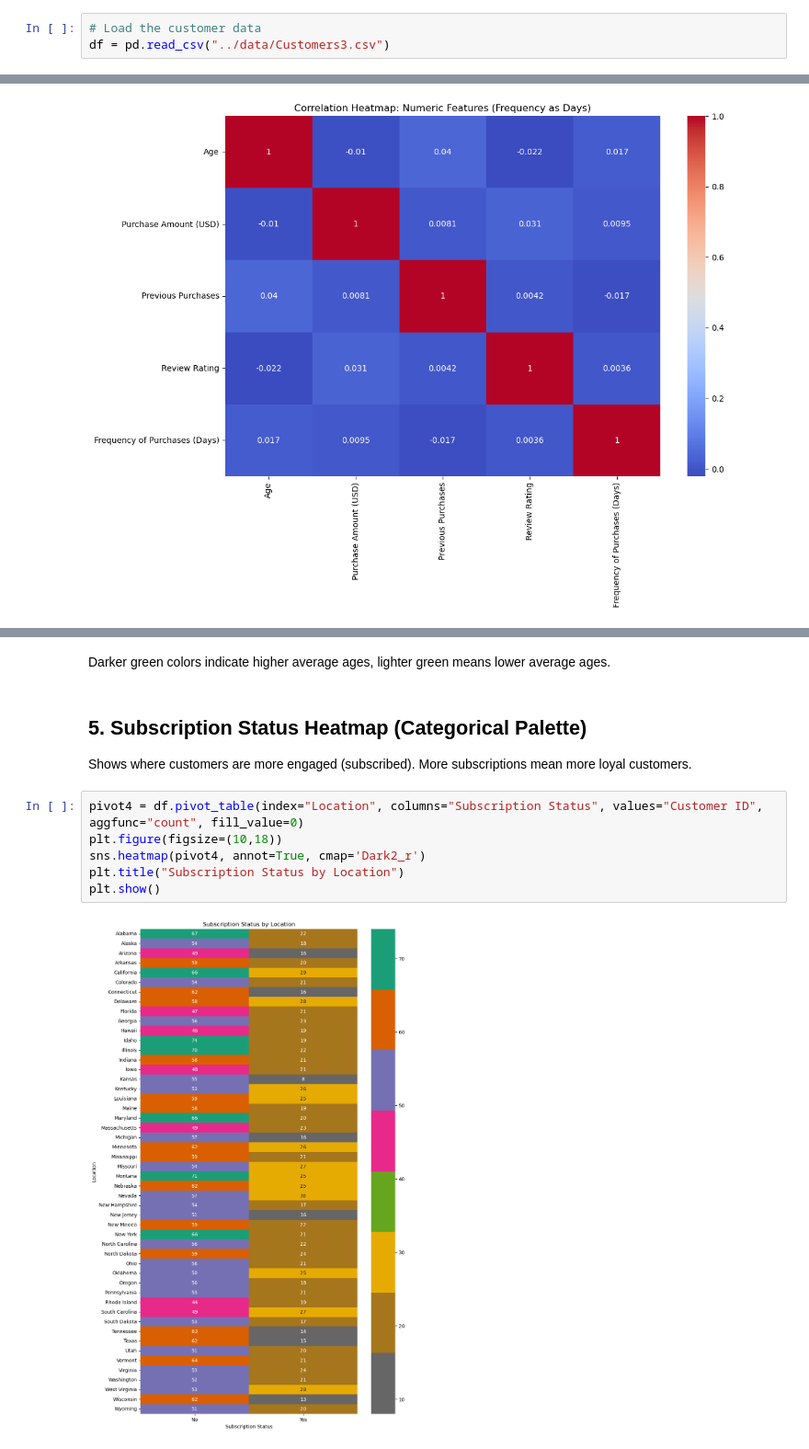
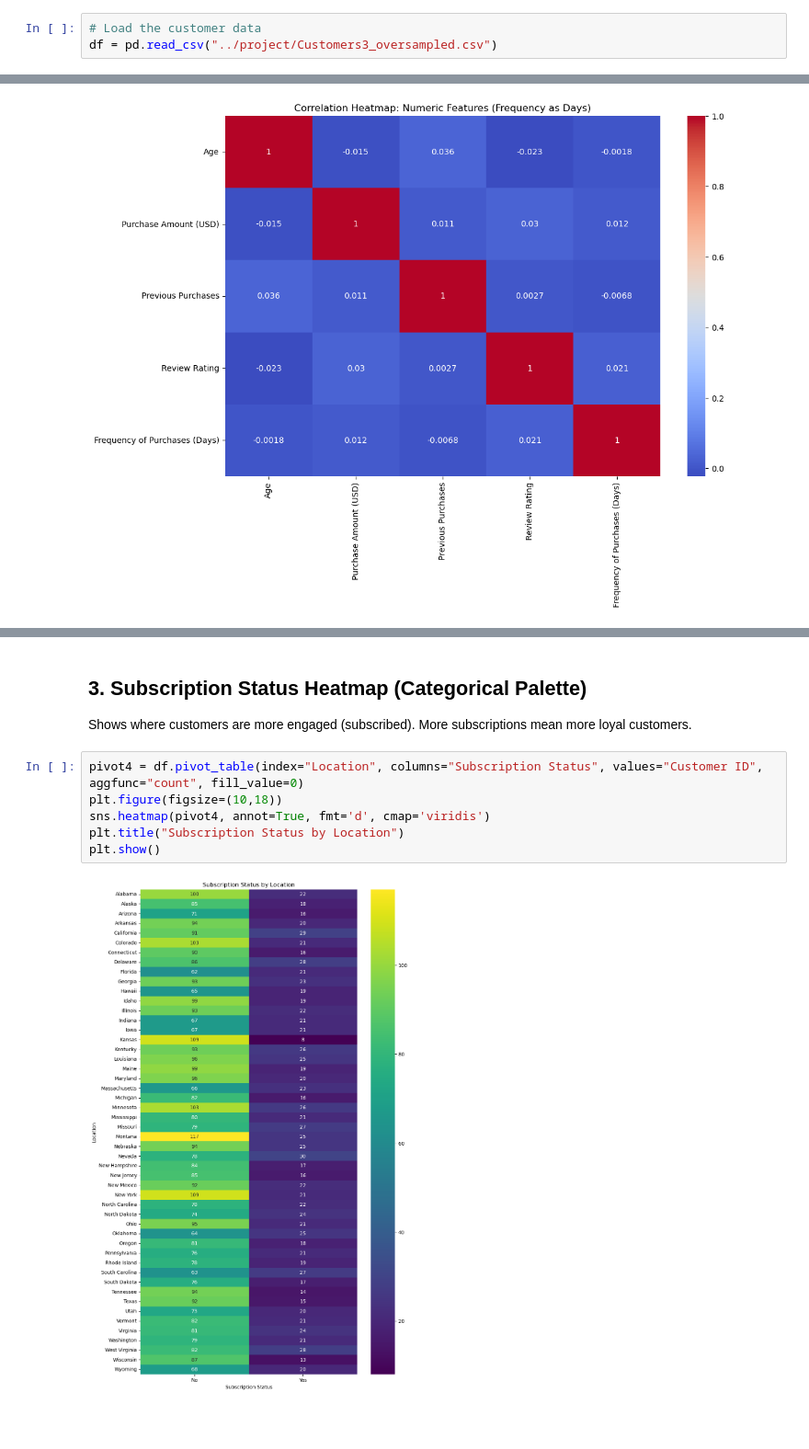
Before and after one commit to andreaholstein/Data-Science-Capstone, a Jupyter notebook: src/project/heatmapLocation.ipynb, the cells around one changed output, grey strips where cells are left out. Shown at 92% size. Cells and saved outputs as stored; diff of their text form; blank space fills up the shorter version.

Commit message:
deleted last graph and added some comments (#12)
* deleted last graph and added some comments

* cleaning

* last version

```diff
--- a/src/project/heatmapLocation.ipynb
+++ b/src/project/heatmapLocation.ipynb
@@ -9,7 +9,7 @@ import seaborn as sns
 import matplotlib.pyplot as plt
 # %%
 # Load the customer data
-df = pd.read_csv("../data/Customers3.csv")
+df = pd.read_csv("../project/Customers3_oversampled.csv")
 # %% [markdown]
 ## 1. Correlation Heatmap
 Shows how different numeric features (like age, purchase amount, previous purchases) are related. High correlation means the features move together.
@@ -104,14 +65,12 @@ plt.show()
-# %% [markdown]
-Darker green colors indicate higher average ages, lighter green means lower average ages.
 # %% [markdown]
-## 5. Subscription Status Heatmap (Categorical Palette)
+## 3. Subscription Status Heatmap (Categorical Palette)
 Shows where customers are more engaged (subscribed). More subscriptions mean more loyal customers.
 # %%
 pivot4 = df.pivot_table(index="Location", columns="Subscription Status", values="Customer ID", aggfunc="count", fill_value=0)
 plt.figure(figsize=(10,18))
-sns.heatmap(pivot4, annot=True, cmap='Dark2_r')
+sns.heatmap(pivot4, annot=True, fmt='d', cmap='viridis')
 plt.title("Subscription Status by Location")
 plt.show()
 # %% [output]
-[figure, old version]
+[figure, new version]
 # %% [markdown]
```
Also changed, not shown: parts of 14 cells of this notebook, 1 other file.
